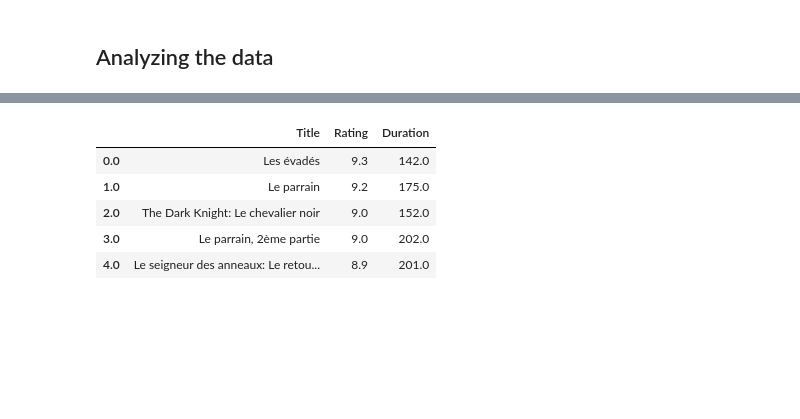
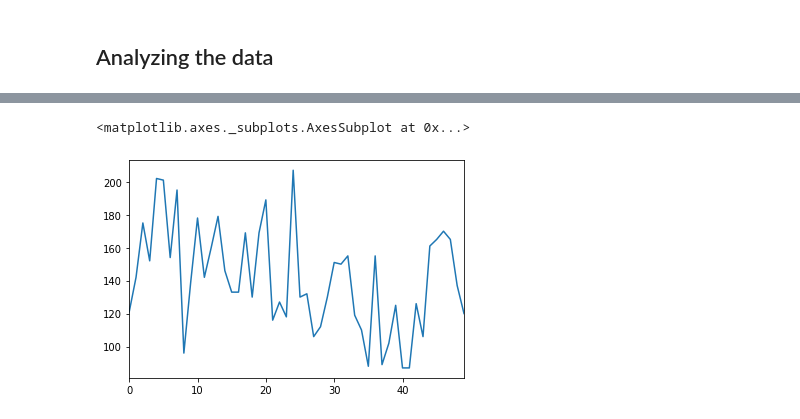
Before and after one commit to lucien-george/python-playground, a Jupyter notebook: engie-batch-3/04-Data-sourcing/lecture/web-scraping-imdb.ipynb, the cells around one changed output, grey strips where cells are left out. Saved outputs shown, nothing was run; the diff lists cells and outputs as text; code cells hidden in the pictures; blank space fills up the shorter version.

```diff
--- a/engie-batch-3/04-Data-sourcing/lecture/web-scraping-imdb.ipynb
+++ b/engie-batch-3/04-Data-sourcing/lecture/web-scraping-imdb.ipynb
@@ -89,10 +88,6 @@ sheet = wb.sheets['Sheet1']
 sheet.range('A1').value = movies_df
-# %%
-sheet.range('A1').options(pd.DataFrame, expand='table').value.head()
-# %% [output]
-|  | Title | Rating | Duration |
-| 0.0 | Les évadés | 9.3 | 142.0 |
-| 1.0 | Le parrain | 9.2 | 175.0 |
-| 2.0 | The Dark Knight: Le chevalier noir | 9.0 | 152.0 |
-| 3.0 | Le parrain, 2ème partie | 9.0 | 202.0 |
-| 4.0 | Le seigneur des anneaux: Le retou... | 8.9 | 201.0 |
+# %%
+movies_df['Duration'].plot()
+# %% [output]
+<matplotlib.axes._subplots.AxesSubplot at 0x...>
+[figure, added]
```
Also changed, not shown: parts of 8 cells of this notebook, 2 other files.
